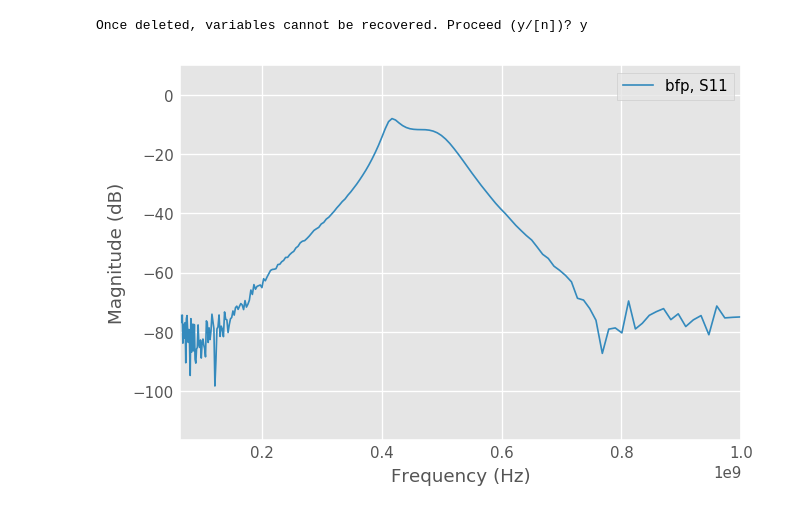
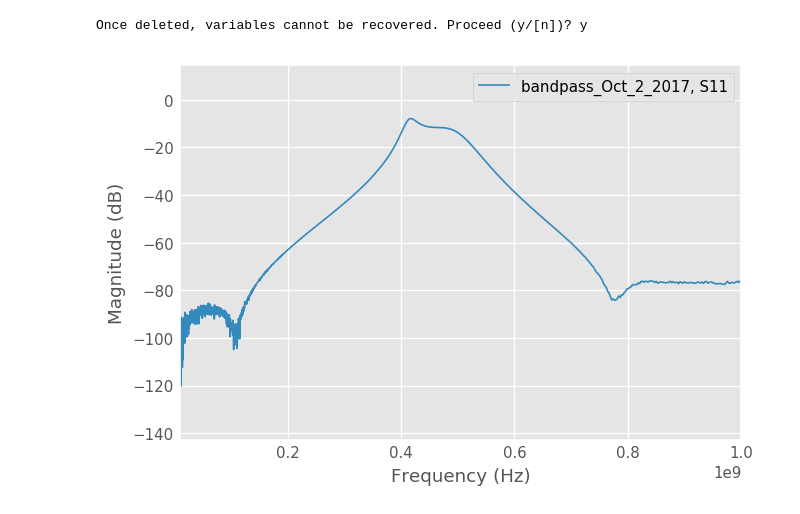
Before and after one commit to vighneshiyer/ee142_labs, a Jupyter notebook: lab2/lab2_notebook.ipynb, the cells around one changed output. Drawn from its saved outputs; the diff is of its cells as text; code cells hidden in the pictures.

```diff
--- a/lab2/lab2_notebook.ipynb
+++ b/lab2/lab2_notebook.ipynb
@@ -20,7 +62,9 @@ sympy.init_printing(use_latex='mathjax') # print sympy equations in MathJAX (for
 # %% [output]
 Once deleted, variables cannot be recovered. Proceed (y/[n])? y
 # %%
-bpf_1_data = rf.Network('data/bfp.s2p')
+#bpf_1_data = rf.Network('data/bfp.s2p')
+bpf_1_data = rf.Network('data/bandpass_Oct_2_2017.S2P')
 bpf_1_data.s21.plot_s_db()
+bpf_1_sim = read_csv('data/original_bpf_sim.csv')
 # %% [output]
-[figure, old version]
+[figure, new version]
```
Also changed, not shown: parts of 6 cells of this notebook, 10 other files.
